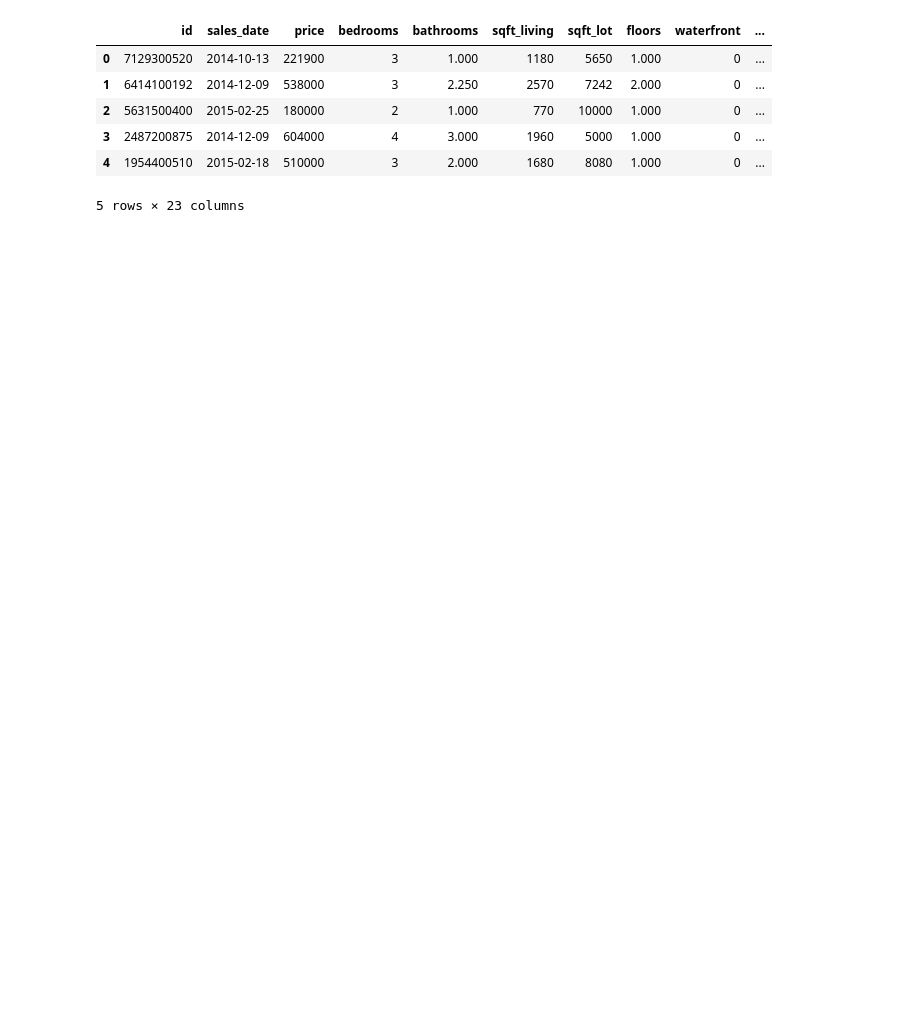
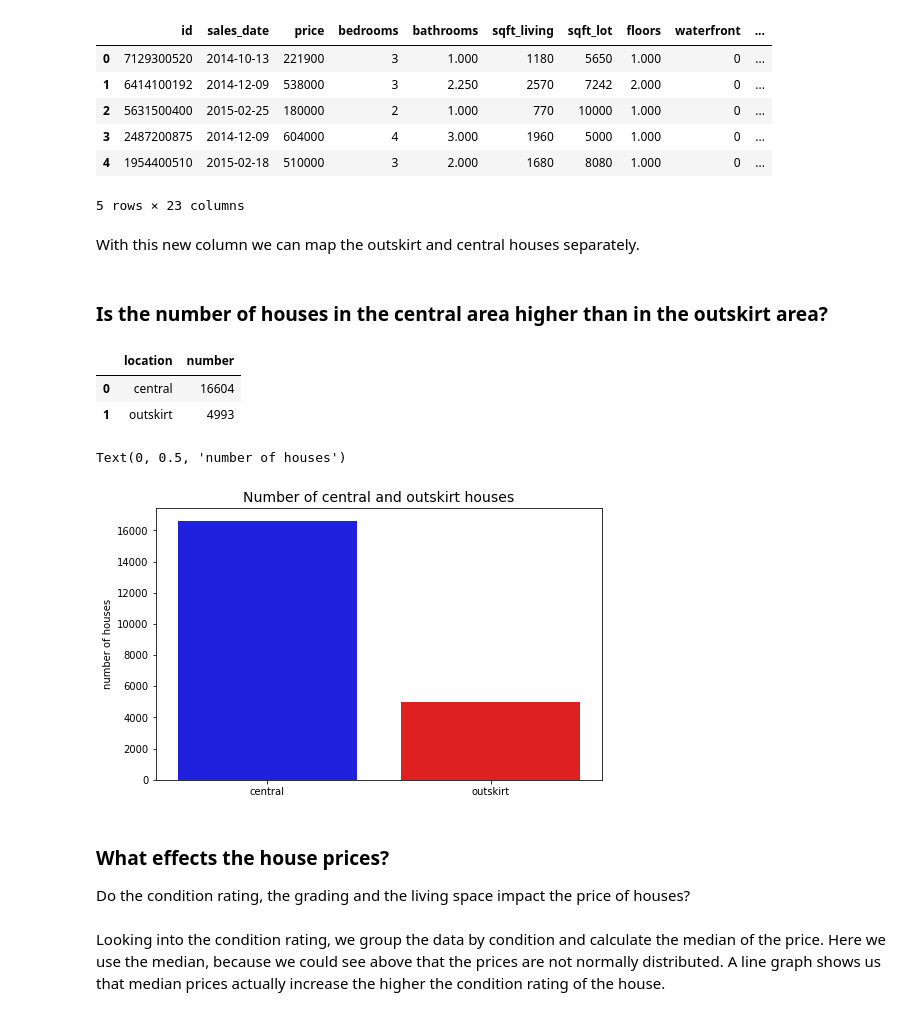
Before and after one commit to langer-net/first-eda-project, a Jupyter notebook: EDA.ipynb, the cells around one changed output. Saved outputs shown, nothing was run; the diff lists cells and outputs as text; code cells hidden in the pictures; blank space fills up the shorter version.

```diff
--- a/EDA.ipynb
+++ b/EDA.ipynb
@@ -236,6 +251,8 @@ df.head()
 | 3 | 2487200875 | 2014-12-09 | 604000 | 4 | 3.000 | 1960 | 5000 | 1.000 | 0 | ... |
 | 4 | 1954400510 | 2015-02-18 | 510000 | 3 | 2.000 | 1680 | 8080 | 1.000 | 0 | ... |
 5 rows × 23 columns
+# %% [markdown]
+With this new column we can map the outskirt and central houses separately.
 # %%
 df_outskirt = df.query('central_location == False')
 # Create a map of the King County area, where the houses from data set are located.
@@ -253 +270,25 @@ fig.update_layout(mapbox_style="open-street-map", legend_title_text='Location')
 fig.show(config={'scrollZoom': False})
+# %% [markdown]
+### Is the number of houses in the central area higher than in the outskirt area?
+# %%
+number_central_outskirt = df.groupby('location').size().to_frame('number').reset_index()
+
+number_central_outskirt.head()
+# %% [output]
+|  | location | number |
+| 0 | central | 16604 |
+| 1 | outskirt | 4993 |
+# %%
+sns.barplot(data=number_central_outskirt, x='location', y='number', palette=['blue', 'red'])
+plt.title('Number of central and outskirt houses', fontdict={'size':14})
+plt.xlabel('')
+plt.ylabel('number of houses')
+# %% [output]
+Text(0, 0.5, 'number of houses')
+[figure, added]
+# %% [markdown]
+### What effects the house prices?
+Do the condition rating, the grading and the living space impact the price of houses?
+# %% [markdown]
+Looking into the condition rating, we group the data by condition and calculate the median of the price. Here we use the median, because we could see above that the prices are not normally distributed.
+A line graph shows us that median prices actually increase the higher the condition rating of the house.
```
Also changed, not shown: parts of 29 cells of this notebook, 6 other files.
